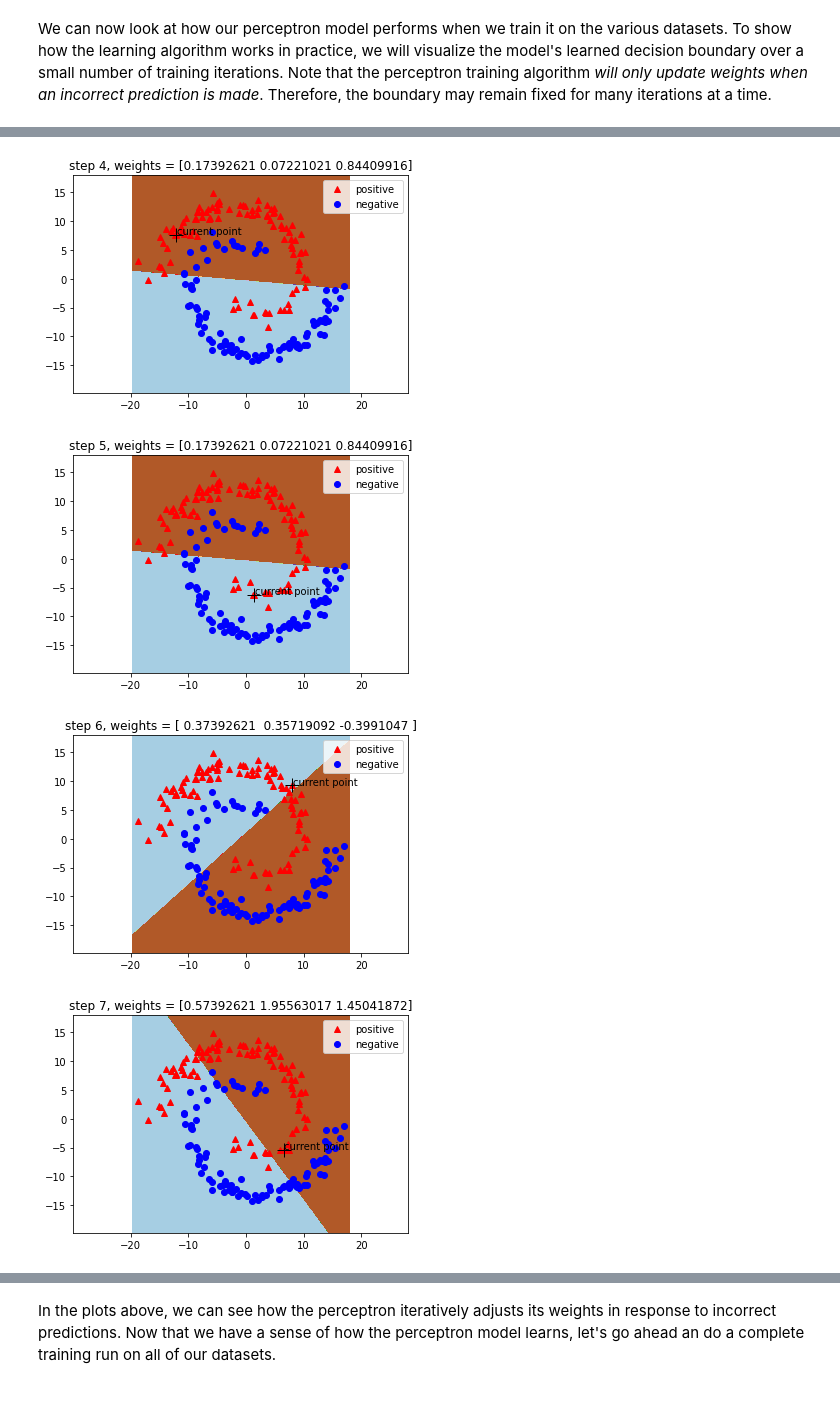
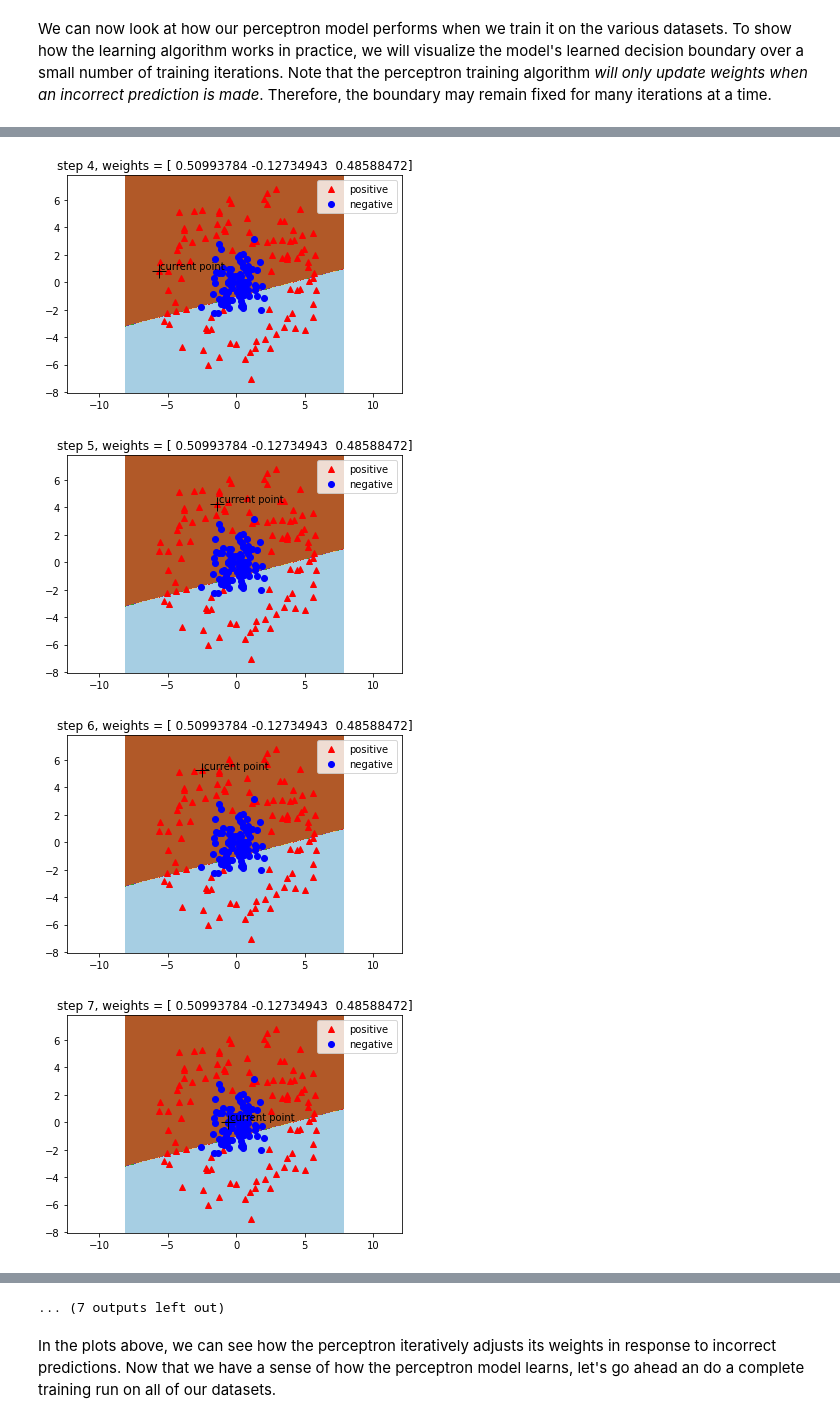
Before and after one commit to interactiveaudiolab/course-deep-learning, a Jupyter notebook: notebook_1_perceptron.ipynb, the cells around one changed output, grey strips where cells are left out. Cells and saved outputs as stored; diff of their text form; code cells hidden in the pictures.

Commit message:
Update notebook_1_perceptron.ipynb
change the example run to be one of 2 (lightly) overlapped gaussians

```diff
--- a/notebook_1_perceptron.ipynb
+++ b/notebook_1_perceptron.ipynb
@@ -247,5 +245,6 @@ In all cases, our data has two possible labels (-1 and +1) representing two clas
 # %%
-# interlocking spirals# dataset
-data, labels = make_spiral_data(100)
+data, labels = make_two_gaussians_data(20,distance_between_means=2)
 plot_data(data, labels)
+
+print(labels)
 # %% [output]
@@ -253,9 +255,6 @@ plot_data(data, labels)
 # %% [markdown]
 We can now look at how our perceptron model performs when we train it on the various datasets. To show how the learning algorithm works in practice, we will visualize the model's learned decision boundary over a small number of training iterations. Note that the perceptron training algorithm _will only update weights when an incorrect prediction is made_. Therefore, the boundary may remain fixed for many iterations at a time.
 # %%
-# make the data
-examples_per_class = 5
-distance_between_means = 2
 
 # set the boundaries of decision plot
 data_min = np.min(np.min(data))
@@ -267,7 +266,7 @@ perceptron = Perceptron()
 
 # train the model and visualize decision boundary, one step at a time
 
-for i in range(10):
+for i in range(20):
 
     # select one data point
     data_single_point, label_single_point = data[i:i+1], labels[i:i+1]
@@ -297,4 +296,4 @@ for i in range(10):
-[figure, old version]
+[figure, new version]
-[figure, old version]
+[figure, new version]
-[figure, old version]
+[figure, new version]
-[figure, old version]
+[figure, new version]
@@ -303,3 +305,4 @@ for i in range(10):
+... (7 outputs left out)
 # %% [markdown]
 In the plots above, we can see how the perceptron iteratively adjusts its weights in response to incorrect predictions. Now that we have a sense of how the perceptron model learns, let's go ahead an do a complete training run on all of our datasets.
 # %% [markdown]
```
Also changed, not shown: parts of 5 cells of this notebook.
